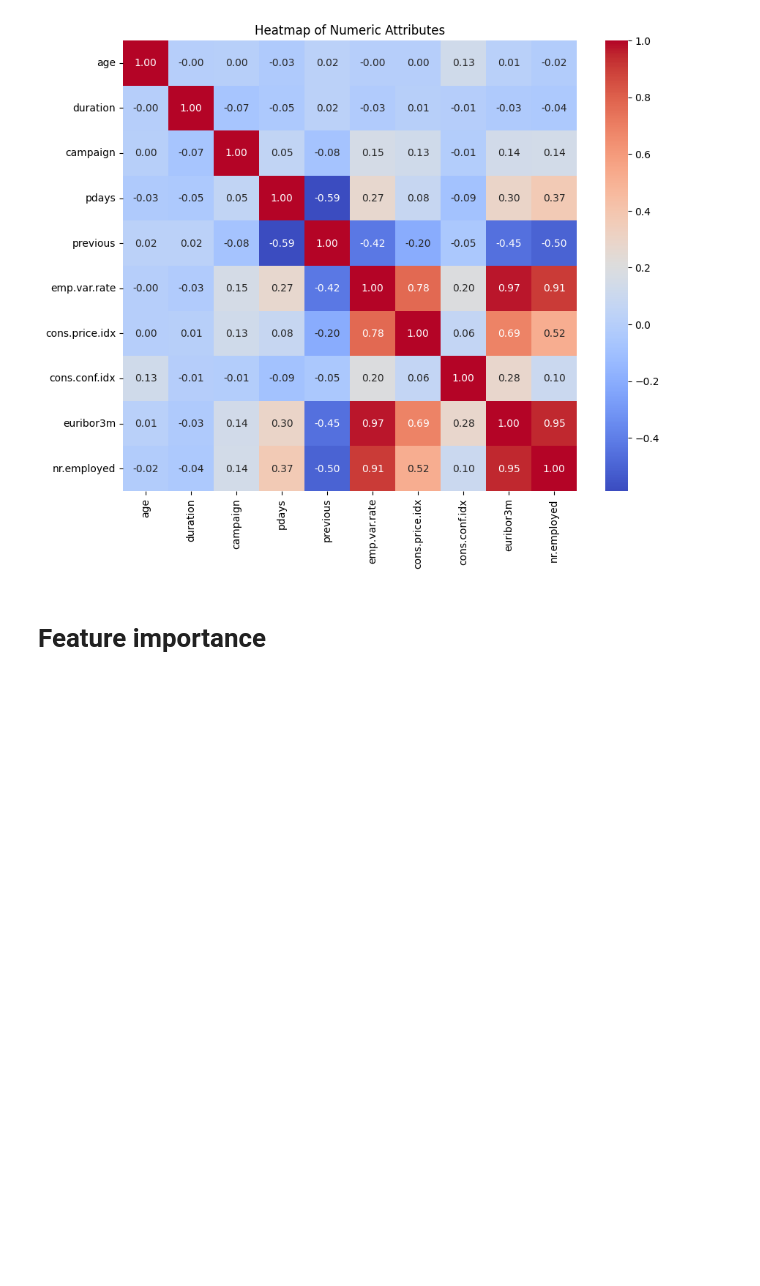
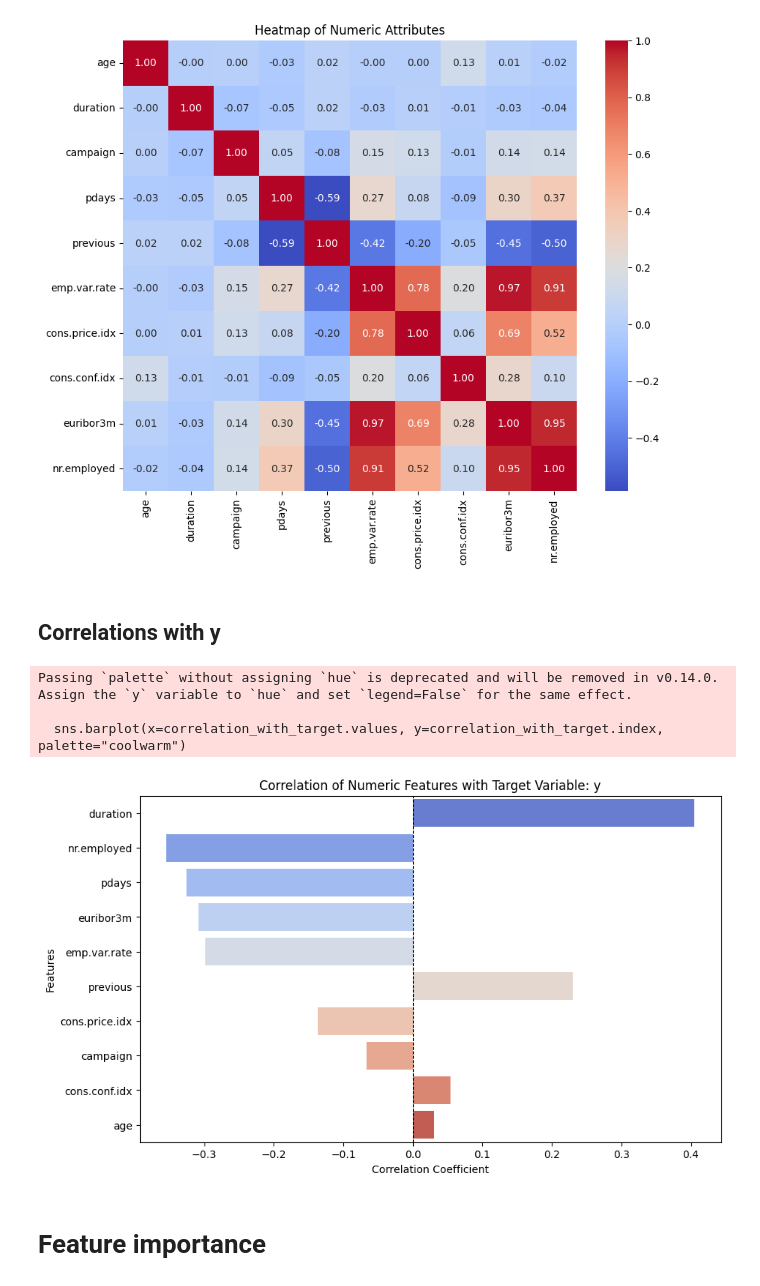
Before and after one commit to Mineth03/Client-Predicting, a Jupyter notebook: Preprocessing/DataPreprocessing.ipynb, the cells around one changed output. Cells and saved outputs as stored; diff of their text form; code cells hidden in the pictures; blank space fills up the shorter version.

```diff
--- a/Preprocessing/DataPreprocessing.ipynb
+++ b/Preprocessing/DataPreprocessing.ipynb
@@ -374,6 +386,35 @@ plt.title("Heatmap of Numeric Attributes")
 plt.show()
 # %% [output]
 [figure]
+# %% [markdown]
+## **Correlations with y**
+# %%
+import pandas as pd
+import seaborn as sns
+import matplotlib.pyplot as plt
+
+le = LabelEncoder()
+data['y'] = le.fit_transform(df[target])
+target = 'y'
+numeric_columns = data.select_dtypes(include=['number']).columns
+correlation_with_target = data[numeric_columns].corr()[target].drop(target)
+
+# Sort the correlations by absolute value for better visualization
+correlation_with_target = correlation_with_target.sort_values(key=abs, ascending=False)
+
+# Visualize the correlations
+plt.figure(figsize=(10, 6))
+sns.barplot(x=correlation_with_target.values, y=correlation_with_target.index, palette="coolwarm")
+plt.title(f"Correlation of Numeric Features with Target Variable: {target}")
+plt.xlabel("Correlation Coefficient")
+plt.ylabel("Features")
+plt.axvline(x=0, color="black", linestyle="--", linewidth=0.8)  # Optional: Add a vertical line at zero
+plt.show()
+# %% [output]
+Passing `palette` without assigning `hue` is deprecated and will be removed in v0.14.0. Assign the `y` variable to `hue` and set `legend=False` for the same effect.
+
+  sns.barplot(x=correlation_with_target.values, y=correlation_with_target.index, palette="coolwarm")
+[figure, added]
 # %% [markdown]
 # **Feature importance**
 # %%
```
Also changed, not shown: parts of 30 cells of this notebook.
